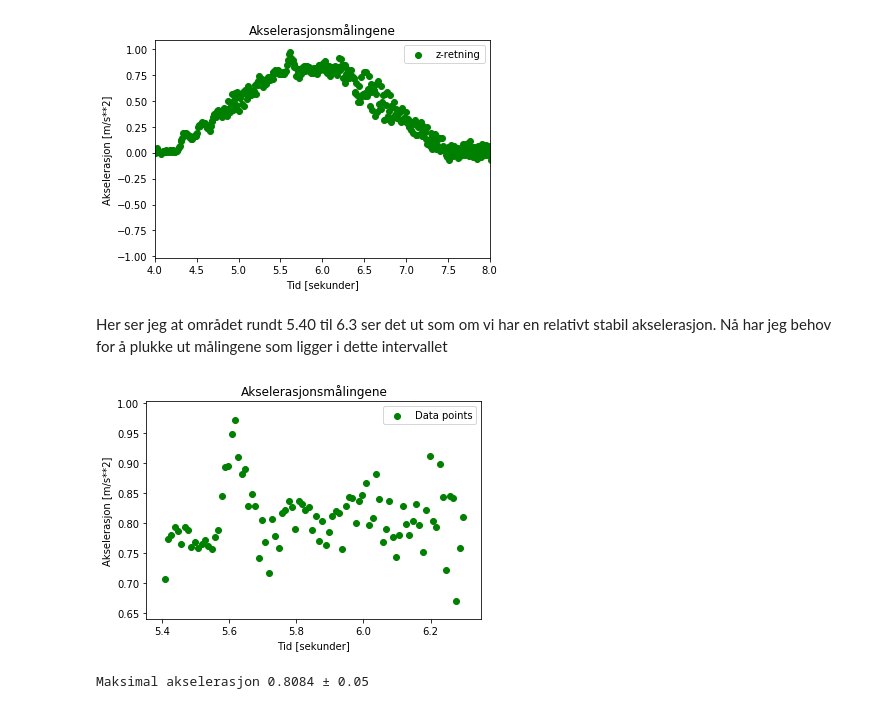
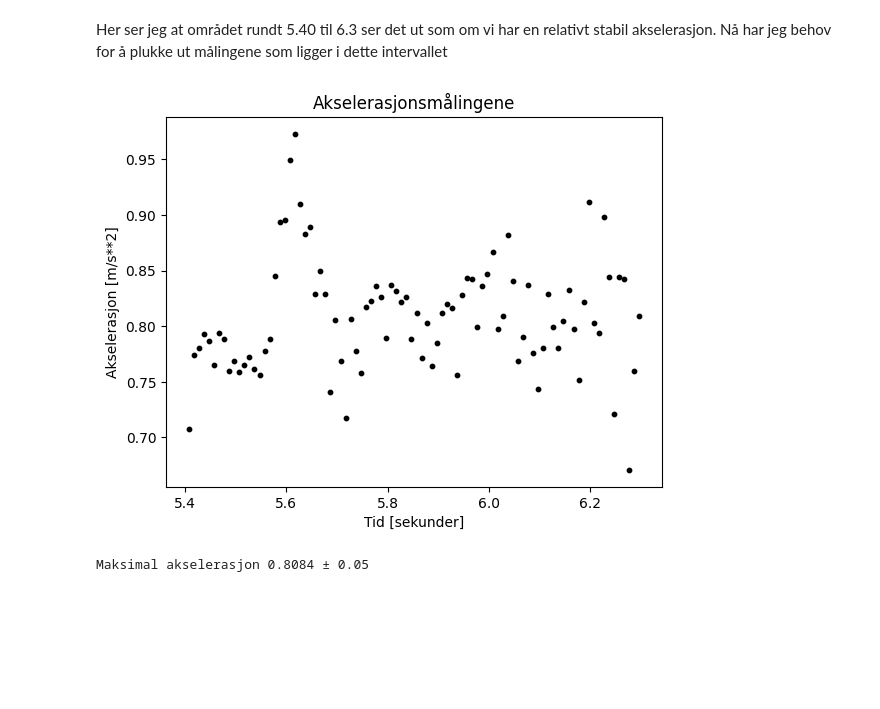
Before and after one commit to magnusendresen/IFYT1002_BIDATA, a Jupyter notebook: oving3/Minilab 2.ipynb, the cells around one changed output. Saved outputs shown, nothing was run; the diff lists cells and outputs as text; code cells hidden in the pictures; blank space fills up the shorter version.

```diff
--- a/oving3/Minilab 2.ipynb
+++ b/oving3/Minilab 2.ipynb
@@ -98,38 +111,16 @@ plt.show()
-# %%
-
-#plt.scatter(data[:,0] , data[:,1] , color='blue', marker='o', label='x-retning')
-#plt.scatter(data[:,0] , data[:,2] , color='red', marker='o', label='y-retning')
-plt.scatter(data[:,0] , data[:,3] , color='green', marker='o', label='z-retning')
-# med litt prøving og feiling finner jeg dette intervallet for akselerason fra
-plt.xlim([4,8])
-#plt.ylim([8.5,11])
-# Add labels and a title
-plt.xlabel('Tid [sekunder]')
-plt.ylabel('Akselerasjon [m/s**2]')
-plt.title('Akselerasjonsmålingene')
-
-# Add a legend
-plt.legend()
-
-# Show the plot
-plt.show()
-# %% [output]
-[figure, removed]
 # %% [markdown]
 Her ser jeg at området rundt 5.40 til 6.3 ser det ut som om vi har en relativt stabil akselerasjon. Nå har jeg behov for å plukke ut målingene som ligger i dette intervallet
 # %%
 # Søker opp intervallet mellom 5.4 til 6.3 sekunder
 intervallA = (data[:,0] >= 5.4) & (data[:,0] <= 6.3)
-plt.scatter(data[intervallA,0] , data[intervallA,3] , color='green', marker='o', label='Data points')
-#plt.ylim([8.5,11])
-# Add labels and a title
+plt.scatter(data[intervallA,0] , data[intervallA,3] , color='black', marker='o', label='z-retning',s=10)
 plt.xlabel('Tid [sekunder]')
 plt.ylabel('Akselerasjon [m/s**2]')
 plt.title('Akselerasjonsmålingene')
 
 plt.show()
 # %% [output]
-[figure, old version]
+[figure, new version]
 # %%
 # Regner ut middelverdi og standardavviket for målingene i intervallet.
 
```
Also changed, not shown: parts of 13 cells of this notebook, 2 other files.
